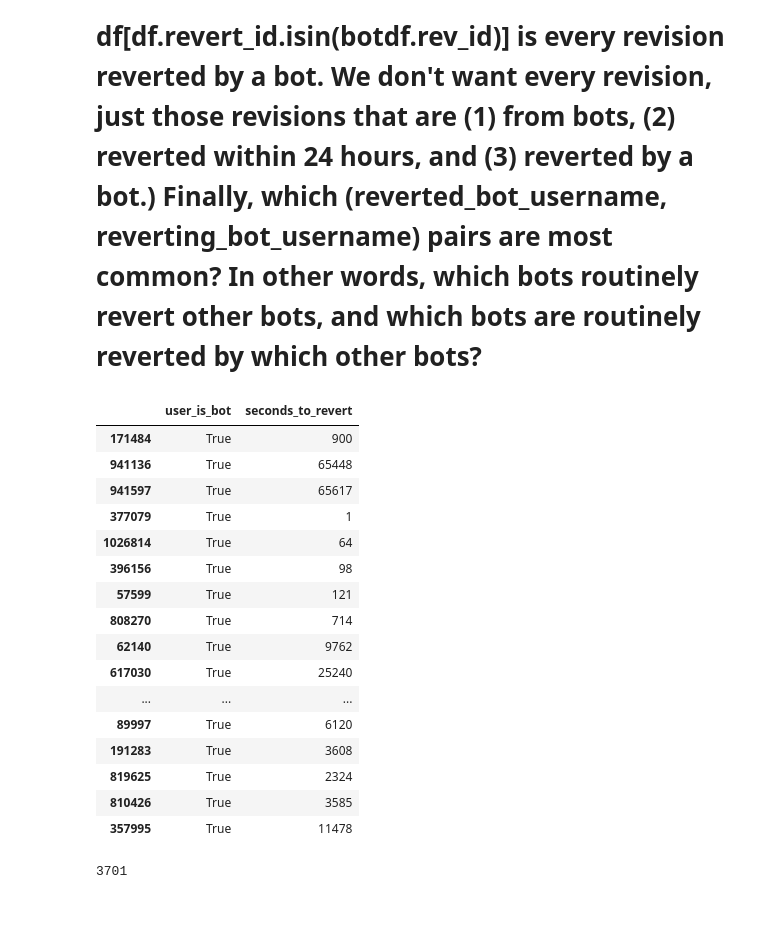
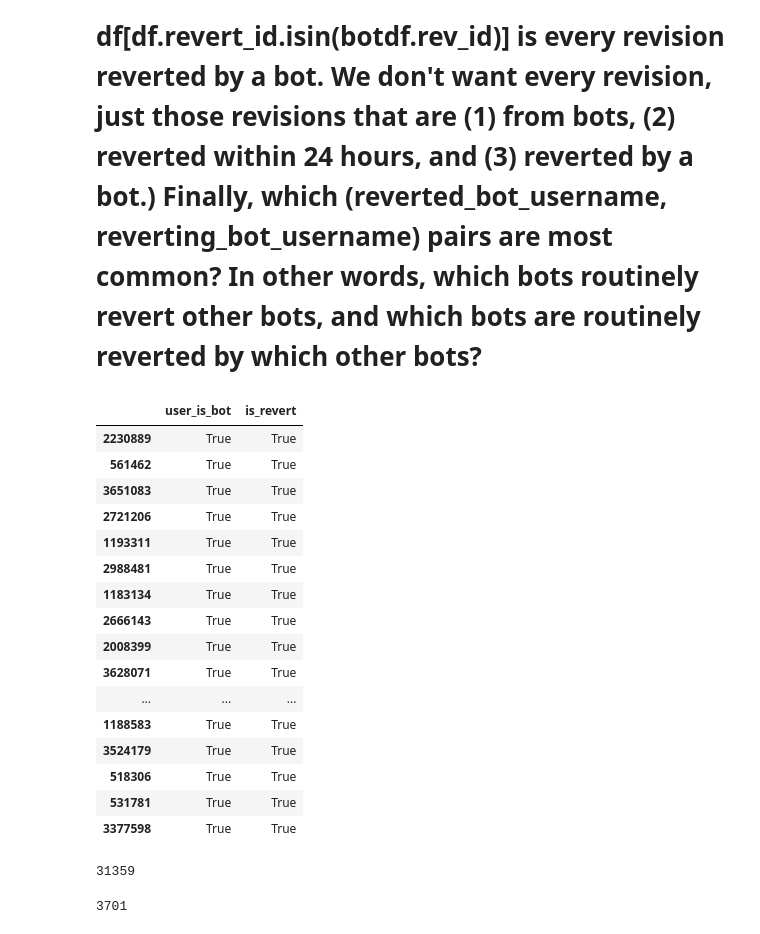
Before and after one commit to levon003/wiki-ores-feedback, a Jupyter notebook: reu2021/analysis_abby_sokonas_edits.ipynb, the cells around one changed output. Saved outputs shown, nothing was run; the diff lists cells and outputs as text; code cells hidden in the pictures.

```diff
--- a/reu2021/analysis_abby_sokonas_edits.ipynb
+++ b/reu2021/analysis_abby_sokonas_edits.ipynb
@@ -364,36 +366,40 @@ perhaps performing administrative tasks to keep admin lists updated - section 6.
 Hard: Let's look at WHO is reverting bot revisions.  For now, let's look at one week of bot revisions (from Jan 1 - Jan 7) that were reverted within 24 hours (it's not enough for is_reverted to be True, we ALSO need seconds_to_revert <= 60 * 60 * 24 (which is 24 hours in seconds).).  Every revision for which is_reverted == True has a revert_id, which corresponds to a different revision in the same dataset.  I want to know: which reverted bot revisions were reverted by other bots?  In other words, for which bot revisions is revert_id any rev_id by a bot? (i.e. if botdf = df[df.user_is_bot], then df[df.revert_id.isin(botdf.rev_id)] is every revision reverted by a bot. We don't want every revision, just those revisions that are (1) from bots, (2) reverted within 24 hours, and (3) reverted by a bot.) Finally, which (reverted_bot_username, reverting_bot_username) pairs are most common?  In other words, which bots routinely revert other bots, and which bots are routinely reverted by which other bots?
 ==
 # %%
-# first thing: isolate data to only data from Jan1-Jan7, reverted w/in 24 hours, reverted by a bot
+# first thing: isolate data to only data from Jan1-Jan7, reverted w/in 24 hours, revisions by a bot
 
 df_week1 = df[df.day<8]
-df_week1_reverted = df_week1[df_week1.is_reverted]
+df_week1_reverted = df_week1[df_week1.is_reverted] # w/o, still include 'none'
 df_week1_reverted_in_day = df_week1_reverted[df_week1_reverted.seconds_to_revert.astype('str').astype('int')<86400]
 df_bots = df_week1_reverted_in_day[df_week1_reverted_in_day.user_is_bot]
 # df_bots = revisions from week 1 which were reverted within 24 hours
-
-df_bots[["user_is_bot", 'seconds_to_revert']].sample(n=20)
-# %% [output]
-|  | user_is_bot | seconds_to_revert |
-| 171484 | True | 900 |
-| 941136 | True | 65448 |
-| 941597 | True | 65617 |
-| 377079 | True | 1 |
-| 1026814 | True | 64 |
-| 396156 | True | 98 |
-| 57599 | True | 121 |
-| 808270 | True | 714 |
-| 62140 | True | 9762 |
-| 617030 | True | 25240 |
-| ... | ... | ... |
-| 89997 | True | 6120 |
-| 191283 | True | 3608 |
-| 819625 | True | 2324 |
-| 810426 | True | 3585 |
-| 357995 | True | 11478 |
 # %%
 # to do next: find which in df_bots match rev_id of where user_is_bot is true?
+df_another = df[df.user_is_bot]
+df_another = df_another[df_another.is_revert]
+df_another[['user_is_bot','is_revert']].sample(n=20)
+# %% [output]
+|  | user_is_bot | is_revert |
+| 2230889 | True | True |
+| 561462 | True | True |
+| 3651083 | True | True |
+| 2721206 | True | True |
+| 1193311 | True | True |
+| 2988481 | True | True |
+| 1183134 | True | True |
+| 2666143 | True | True |
+| 2008399 | True | True |
+| 3628071 | True | True |
+| ... | ... | ... |
+| 1188583 | True | True |
+| 3524179 | True | True |
+| 518306 | True | True |
+| 531781 | True | True |
+| 3377598 | True | True |
 # %%
-revert_is_bot_map = {row.rev_id: row.user_is_bot for row in df_bots[df_bots.is_revert].itertuples()}
+revert_is_bot_map = {row.rev_id: row.user_is_bot for row in df_another.itertuples()}
+len(revert_is_bot_map)
+# %% [output]
+31359
 # %%
 # for all reverted revisions done in 24hrs btw jan. 1 - 7, determine if it was reverted by a bot
```
Also changed, not shown: parts of 13 cells of this notebook.
